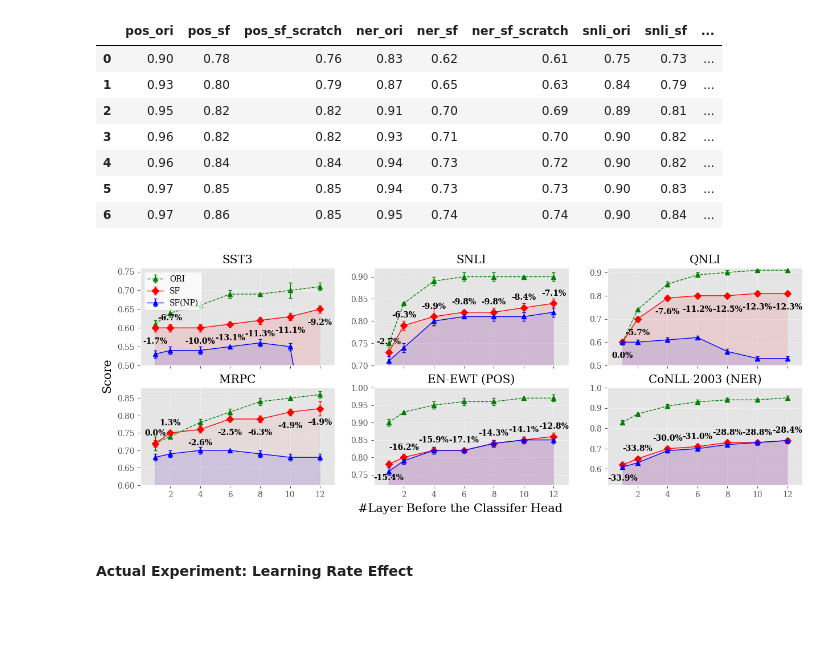
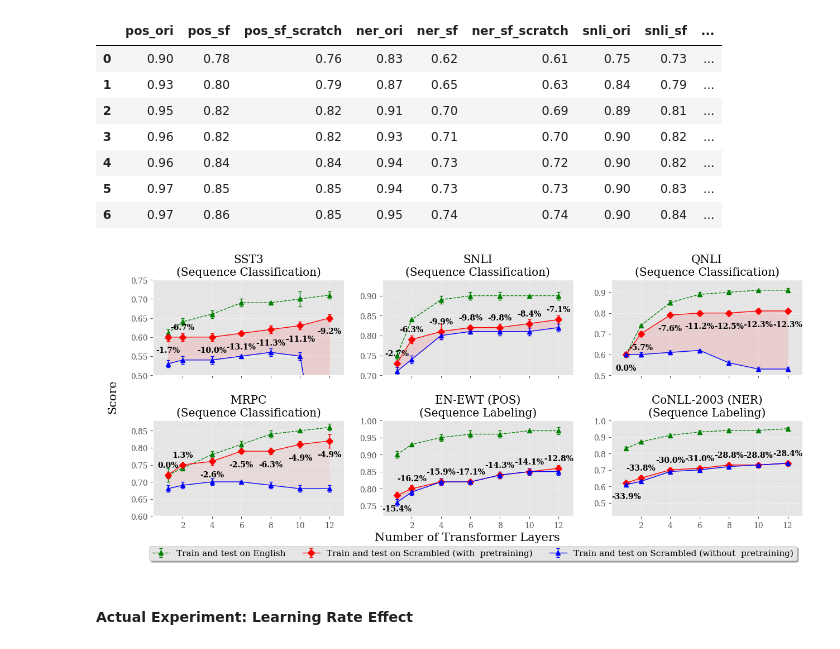
Before and after one commit to frankaging/limits-cross-domain-transfer, a Jupyter notebook: code/visualization_helpers.ipynb, the cells around one changed output. Cells and saved outputs as stored; diff of their text form; code cells hidden in the pictures; blank space fills up the shorter version.

```diff
--- a/code/visualization_helpers.ipynb
+++ b/code/visualization_helpers.ipynb
@@ -470,7 +470,7 @@ plt.rcParams["font.family"] = "DejaVu Serif"
 font = {'family' : 'DejaVu Serif',
         'size'   : 10}
 plt.rc('font', **font)
-fig, axs = plt.subplots(2, 3, figsize=(15, 5))
+fig, axs = plt.subplots(2, 3, figsize=(15, 6))
 x_labels = [2,4,6,8,10,12]
 x = [1,2,4,6,8,10,12]
 for i in range(0, 2):
@@ -479,21 +479,20 @@ for i in range(0, 2):
         axs[i, j].set_xticks(x_labels)
         if i == 0 and j == 0:
             task = "sst3"
-            axs[i, j].title.set_text('SST3')
+            axs[i, j].title.set_text('SST3\n(Sequence Classification)')
             axs[i, j].errorbar(x, exp_data_1[f"{task}_ori"], linewidth=1, yerr=[0.01,0.01,0.01,0.01,0.00,0.02,0.01],
                                color="green", linestyle="--", marker="^", markersize=6,
-                               capsize=2, capthick=1, ecolor='g', label='ORI')
+                               capsize=2, capthick=1, ecolor='g')
             # axs[i, j].fill_between(x, exp_data_1[f"{task}_ori"], alpha=0.1, color="b")
 
             axs[i, j].errorbar(x, exp_data_1[f"{task}_sf"], linewidth=1, yerr=[0.01,0.01,0.01,0.00,0.01,0.01,0.01],
                                color="red", marker="D", markersize=6,
-                               capsize=2, capthick=1, ecolor='r', label='SF')
-            axs[i, j].fill_between(x, exp_data_1[f"{task}_sf"], alpha=0.1, color="r")
+                               capsize=2, capthick=1, ecolor='r')
+            axs[i, j].fill_between(x, exp_data_1[f"{task}_sf_scratch"], exp_data_1[f"{task}_sf"], alpha=0.1, color="r")
 
             axs[i, j].errorbar(x, exp_data_1[f"{task}_sf_scratch"], linewidth=1, yerr=[0.01,0.01,0.01,0.00,0.01,0.01,0.01],
                                color="b", marker="^", markersize=6,
-                               capsize=2, capthick=1, ecolor='b', label='SF(NP)')
-            axs[i, j].fill_between(x, exp_data_1[f"{task}_sf_scratch"], alpha=0.1, color="b")
+                               capsize=2, capthick=1, ecolor='b')
 
             #annotate
             for m in range(0, len(exp_data_1[f"{task}_ori"])):
@@ -508,11 +507,11 @@ for i in range(0, 2):
                                        textcoords="offset points", # how to position the text
                                        xytext=(0,10), # distance from text to points (x,y)
                                        ha='center', weight='bold')
-            axs[i, j].set_ylim(0.50, 0.76)
-            axs[i, j].legend(facecolor="white", loc="upper left")
+            axs[i, j].set_ylim(0.50, 0.75)
+            # axs[i, j].legend(facecolor="white", loc="lower right")
         elif i == 0 and j == 1:
             task = "snli"
-            axs[i, j].title.set_text('SNLI')
+            axs[i, j].title.set_text('SNLI\n(Sequence Classification)')
             axs[i, j].errorbar(x, exp_data_1[f"{task}_ori"], linewidth=1, yerr=[0.01,0.00,0.01,0.01,0.01,0.00,0.01],
                                color="green", linestyle="--", marker="^", markersize=6,
                                capsize=2, capthick=1, ecolor='g')
@@ -521,12 +520,12 @@ for i in range(0, 2):
             axs[i, j].errorbar(x, exp_data_1[f"{task}_sf"], linewidth=1, yerr=[0.00,0.01,0.02,0.00,0.01,0.01,0.01],
                                color="red", marker="D", markersize=6,
                                capsize=2, capthick=1, ecolor='r')
-            axs[i, j].fill_between(x, exp_data_1[f"{task}_sf"], alpha=0.1, color="r")
+            axs[i, j].fill_between(x, exp_data_1[f"{task}_sf_scratch"], exp_data_1[f"{task}_sf"], alpha=0.1, color="r")
 
             axs[i, j].errorbar(x, exp_data_1[f"{task}_sf_scratch"], linewidth=1, yerr=[0.01,0.01,0.01,0.00,0.01,0.01,0.01],
                                color="b", marker="^", markersize=6,
-                               capsize=2, capthick=1, ecolor='b', label='SF(NP)')
-            axs[i, j].fill_between(x, exp_data_1[f"{task}_sf_scratch"], alpha=0.1, color="b")
+                               capsize=2, capthick=1, ecolor='b')
+            # axs[i, j].fill_between(x, exp_data_1[f"{task}_sf_scratch"], alpha=0.1, color="b")
             #annotate
             for m in range(0, len(exp_data_1[f"{task}_ori"])):
                 diss_perc = round((exp_data_1[f"{task}_sf"][m] - exp_data_1[f"{task}_ori"][m])*100/exp_data_1[f"{task}_sf"][m], 1)
@@ -534,11 +533,11 @@ for i in range(0, 2):
                                    textcoords="offset points", # how to position the text
                                    xytext=(0,10), # distance from text to points (x,y)
                                    ha='center', weight='bold')
-            axs[i, j].set_ylim(0.70, 0.92)
+            axs[i, j].set_ylim(0.70, 0.94)
 
         elif i == 0 and j == 2:
             task = "qnli"
-            axs[i, j].title.set_text('QNLI')
+            axs[i, j].title.set_text('QNLI\n(Sequence Classification)')
             axs[i, j].errorbar(x, exp_data_1[f"{task}_ori"], linewidth=1, yerr=[0.01,0.00,0.01,0.01,0.01,0.00,0.01],
                                color="green", linestyle="--", marker="^", markersize=6,
                                capsize=2, capthick=1, ecolor='g')
@@ -547,12 +546,11 @@ for i in range(0, 2):
             axs[i, j].errorbar(x, exp_data_1[f"{task}_sf"], linewidth=1, yerr=[0.01,0.01,0.01,0.00,0.01,0.01,0.01],
                                color="red", marker="D", markersize=6,
                                capsize=2, capthick=1, ecolor='r')
-            axs[i, j].fill_between(x, exp_data_1[f"{task}_sf"], alpha=0.1, color="r")
+            axs[i, j].fill_between(x, exp_data_1[f"{task}_sf_scratch"], exp_data_1[f"{task}_sf"], alpha=0.1, color="r")
 
             axs[i, j].errorbar(x, exp_data_1[f"{task}_sf_scratch"], linewidth=1, yerr=[0.01,0.01,0.01,0.00,0.01,0.01,0.01],
                                color="b", marker="^", markersize=6,
-                               capsize=2, capthick=1, ecolor='b', label='SF(NP)')
-            axs[i, j].fill_between(x, exp_data_1[f"{task}_sf_scratch"], alpha=0.1, color="b")
+                               capsize=2, capthick=1, ecolor='b')
             #annotate
             for m in range(0, len(exp_data_1[f"{task}_ori"])):
                 diss_perc = round((exp_data_1[f"{task}_sf"][m] - exp_data_1[f"{task}_ori"][m])*100/exp_data_1[f"{task}_sf"][m], 1)
@@ -560,11 +558,11 @@ for i in range(0, 2):
                                    textcoords="offset points", # how to position the text
                                    xytext=(0,-20), # distance from text to points (x,y)
                                    ha='center', weight='bold')
-            axs[i, j].set_ylim(0.50, 0.92)
+            axs[i, j].set_ylim(0.50, 0.96)
 
         elif i == 1 and j == 0:
             task = "mrpc"
-            axs[i, j].title.set_text('MRPC')
+            axs[i, j].title.set_text('MRPC\n(Sequence Classification)')
             axs[i, j].errorbar(x, exp_data_1[f"{task}_ori"], linewidth=1, yerr=[0.02,0.00,0.01,0.01,0.01,0.00,0.01],
                                color="green", linestyle="--", marker="^", markersize=6,
                                capsize=2, capthick=1, ecolor='g')
@@ -573,12 +571,12 @@ for i in range(0, 2):
             axs[i, j].errorbar(x, exp_data_1[f"{task}_sf"], linewidth=1, yerr=[0.01,0.00,0.01,0.00,0.01,0.01,0.02],
                                color="red", marker="D", markersize=6,
                                capsize=2, capthick=1, ecolor='r')
-            axs[i, j].fill_between(x, exp_data_1[f"{task}_sf"], alpha=0.05, color="r")
+            axs[i, j].fill_between(x, exp_data_1[f"{task}_sf_scratch"], exp_data_1[f"{task}_sf"], alpha=0.05, color="r")
 
             axs[i, j].errorbar(x, exp_data_1[f"{task}_sf_scratch"], linewidth=1, yerr=[0.01,0.01,0.01,0.00,0.01,0.01,0.01],
                                color="b", marker="^", markersize=6,
-                               capsize=2, capthick=1, ecolor='b', label='SF(NP)')
-            axs[i, j].fill_between(x, exp_data_1[f"{task}_sf_scratch"], alpha=0.1, color="b")
+                               capsize=2, capthick=1, ecolor='b')
+            # axs[i, j].fill_between(x, exp_data_1[f"{task}_sf_scratch"], alpha=0.1, color="b")
             #annotate
             for m in range(0, len(exp_data_1[f"{task}_ori"])):
                 diss_perc = round((exp_data_1[f"{task}_sf"][m] - exp_data_1[f"{task}_ori"][m])*100/exp_data_1[f"{task}_sf"][m], 1)
@@ -597,7 +595,7 @@ for i in range(0, 2):
 
         elif i == 1 and j == 1:
             task = "pos"
-            axs[i, j].title.set_text('EN-EWT (POS)')
+            axs[i, j].title.set_text('EN-EWT (POS)\n(Sequence Labeling)')
             axs[i, j].errorbar(x, exp_data_1[f"{task}_ori"], linewidth=1, yerr=[0.01,0.00,0.01,0.01,0.01,0.00,0.01],
                                color="green", linestyle="--", marker="^", markersize=6,
                                capsize=2, capthick=1, ecolor='g')
@@ -606,12 +604,12 @@ for i in range(0, 2):
             axs[i, j].errorbar(x, exp_data_1[f"{task}_sf"], linewidth=1, yerr=[0.01,0.01,0.01,0.00,0.01,0.01,0.01],
                                color="red", marker="D", markersize=6,
                                capsize=2, capthick=1, ecolor='r')
-            axs[i, j].fill_between(x, exp_data_1[f"{task}_sf"], alpha=0.1, color="r")
+            axs[i, j].fill_between(x, exp_data_1[f"{task}_sf_scratch"], exp_data_1[f"{task}_sf"], alpha=0.1, color="r")
 
             axs[i, j].errorbar(x, exp_data_1[f"{task}_sf_scratch"], linewidth=1, yerr=[0.01,0.01,0.01,0.00,0.01,0.01,0.01],
                                color="b", marker="^", markersize=6,
-                               capsize=2, capthick=1, ecolor='b', label='SF(NP)')
-            axs[i, j].fill_between(x, exp_data_1[f"{task}_sf_scratch"], alpha=0.1, color="b")
+                               capsize=2, capthick=1, ecolor='b')
+            # axs[i, j].fill_between(x, exp_data_1[f"{task}_sf_scratch"], alpha=0.1, color="b")
 
             #annotate
             for m in range(0, len(exp_data_1[f"{task}_ori"])):
@@ -630,48 +628,53 @@ for i in range(0, 2):
 
         elif i == 1 and j == 2:
             task = "ner"
-            axs[i, j].title.set_text('CoNLL-2003 (NER)')
+            axs[i, j].title.set_text('CoNLL-2003 (NER)\n(Sequence Labeling)')
             axs[i, j].errorbar(x, exp_data_1[f"{task}_ori"], linewidth=1, yerr=[0.01,0.00,0.01,0.01,0.01,0.00,0.01],
                                color="green", linestyle="--", marker="^", markersize=6,
-                               capsize=2, capthick=1, ecolor='g')
+                               capsize=2, capthick=1, ecolor='g', label='Train and test on English')
             # axs[i, j].fill_between(x, exp_data_1[f"{task}_ori"], alpha=0.1, color="y")
 
             axs[i, j].errorbar(x, exp_data_1[f"{task}_sf"], linewidth=1, yerr=[0.01,0.01,0.01,0.00,0.01,0.01,0.01],
                                color="red", marker="D", markersize=6,
-                               capsize=2, capthick=1, ecolor='r')
-            axs[i, j].fill_between(x, exp_data_1[f"{task}_sf"], alpha=0.1, color="r")
+                               capsize=2, capthick=1, ecolor='r', label='Train and test on Scrambled (with  pretraining)')
+            axs[i, j].fill_between(x, exp_data_1[f"{task}_sf_scratch"], exp_data_1[f"{task}_sf"], alpha=0.1, color="r")
 
             axs[i, j].errorbar(x, exp_data_1[f"{task}_sf_scratch"], linewidth=1, yerr=[0.01,0.01,0.01,0.00,0.01,0.01,0.01],
                                color="b", marker="^", markersize=6,
-                               capsize=2, capthick=1, ecolor='b', label='SF(NP)')
-            axs[i, j].fill_between(x, exp_data_1[f"{task}_sf_scratch"], alpha=0.1, color="b")
+                               capsize=2, capthick=1, ecolor='b', label='Train and test on Scrambled (without  pretraining)')
+            # axs[i, j].fill_between(x, , alpha=0.1, color="b")
             #annotate
             for m in range(0, len(exp_data_1[f"{task}_ori"])):
                 diss_perc = round((exp_data_1[f"{task}_sf"][m] - exp_data_1[f"{task}_ori"][m])*100/exp_data_1[f"{task}_sf"][m], 1)
                 if m != 0:
                     axs[i, j].annotate(f'{diss_perc}%', xy =(x[m], exp_data_1[f"{task}_sf"][m]),
                                        textcoords="offset points", # how to position the text
                                        xytext=(0,10), # distance from text to points (x,y)
                                        ha='center', weight='bold')
                 else:
                     axs[i, j].annotate(f'{diss_perc}%', xy =(x[m], exp_data_1[f"{task}_sf"][m]),
                                        textcoords="offset points", # how to position the text
                                        xytext=(0,-20), # distance from text to points (x,y)
                                        ha='center', weight='bold')
-            axs[i, j].set_ylim(0.52, 1.0)
+            axs[i, j].set_ylim(0.42, 1.0)
+            # axs[i, j].legend(facecolor="white", loc="lower right", fontsize=9)
 
         # should be the last step?
         x0,x1 = axs[i, j].get_xlim()
         y0,y1 = axs[i, j].get_ylim()
         axs[i, j].set_aspect(((x1-x0)/(y1-y0))*0.5)
         if i == 0:
             axs[i, j].xaxis.set_major_formatter(plt.NullFormatter())
         axs[i, j].grid(linestyle=':')
-fig.text(0.5, 0.02, '#Layer Before the Classifer Head', ha='center', size=15)
-fig.text(0.08, 0.5, 'Score', va='center', rotation='vertical', size=15)
-plt.show()
+
+fig.legend(loc='lower center', bbox_to_anchor=(0.45, -0.00),
+           ncol=3, fancybox=True, shadow=True, fontsize=11)
+fig.text(0.5, 0.07, 'Number of Transformer Layers', ha='center', size=15)
+fig.text(0.07, 0.5, 'Score', va='center', rotation='vertical', size=15)
+# plt.show()
+plt.savefig("../data-files/layer-effect-result.png",dpi=1000, bbox_inches='tight')
 # %% [output]
-[figure, old version]
+[figure, new version]
 # %% [markdown]
 #### Actual Experiment: Learning Rate Effect
 # %%
```
Also changed, not shown: parts of 3 cells of this notebook, 5 other files.
